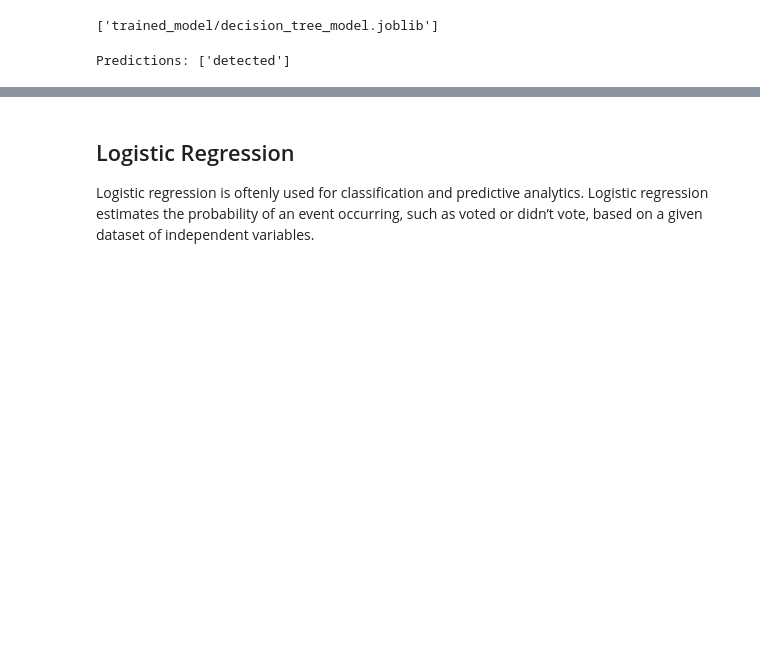
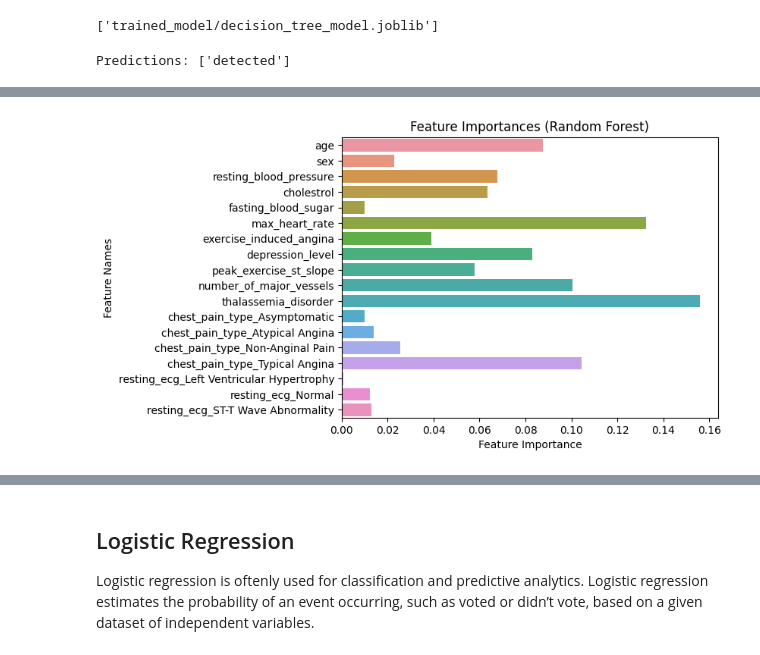
Before and after one commit to karhong-sam/project-wqd7003-ds-analysis, a Jupyter notebook: heart-analysis.ipynb, the cells around one changed output, grey strips where cells are left out. Cells and saved outputs as stored; diff of their text form; code cells hidden in the pictures; blank space fills up the shorter version.

Commit message:
Update codes for Random Forest and Save the model

```diff
--- a/heart-analysis.ipynb
+++ b/heart-analysis.ipynb
@@ -891,0 +894,33 @@ Predictions: ['detected']
+# %%
+from sklearn.ensemble import RandomForestClassifier
+
+# copy df
+df_rf = df_transform.copy()
+
+# separate features and target variable
+X = df_rf.drop('target', axis=1)
+y = df_rf['target']
+
+# split data into train and test sets
+X_train, X_test, y_train, y_test = train_test_split(X, y, test_size=0.2, random_state=42)
+
+# initialize random forest classifier
+model = RandomForestClassifier(n_estimators=100, random_state = 42)
+
+# fit the model using the training data
+model.fit(X_train, y_train)
+y_pred = model.predict(X_test)
+
+score = model.score(X_train, y_train)
+print('Training Score:', score)
+score = model.score(X_test, y_test)
+print('Testing Score:', score)
+
+# Evaluate the model using accuracy, f1 score, and confusion matrix
+accuracy = accuracy_score(y_test, y_pred)
+f1 = f1_score(y_test, y_pred)
+cm = confusion_matrix(y_test, y_pred)
+
+print('Accuracy:', accuracy)
+print('F1 Score:', f1)
+print('Confusion Matrix:\n', cm)
@@ -891,0 +935,12 @@ Predictions: ['detected']
+# %%
+# Access feature importances from the trained model (Decision Tree)
+feature_importances = model.feature_importances_
+
+# Create a bar chart to visualize feature importances
+sns.barplot(x=feature_importances, y=X.columns)
+plt.xlabel('Feature Importance')
+plt.ylabel('Feature Names')
+plt.title('Feature Importances (Random Forest)')
+plt.show()
+# %% [output]
+[figure, added]
```
Also changed, not shown: parts of 12 cells of this notebook, 1 other file.
